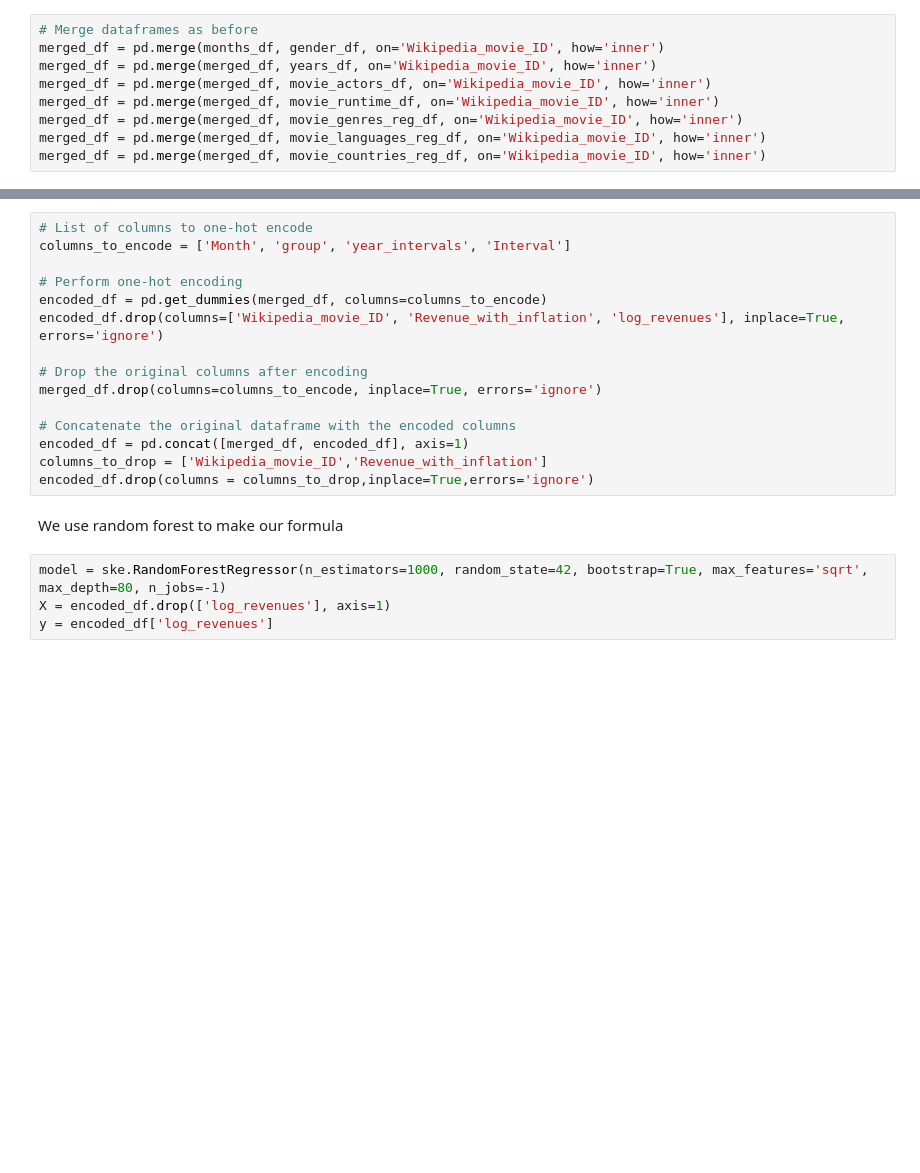
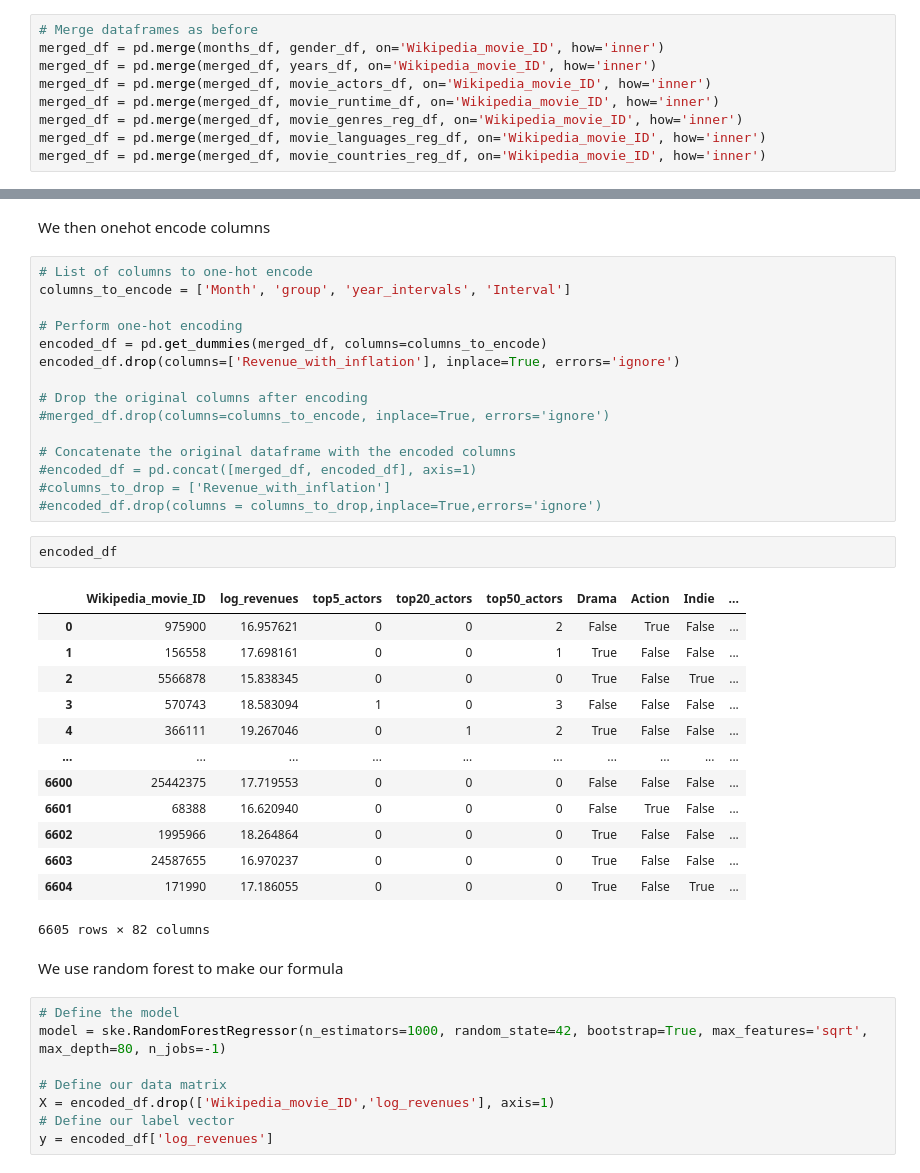
Before and after one commit to epfl-ada/ada-2023-project-adaflix, a Jupyter notebook: milestone_3.ipynb, the cells around one changed output, grey strips where cells are left out. Saved outputs shown, nothing was run; the diff lists cells and outputs as text; blank space fills up the shorter version.

```diff
--- a/milestone_3.ipynb
+++ b/milestone_3.ipynb
@@ -1165,22 +1349,44 @@ merged_df = pd.merge(merged_df, movie_countries_reg_df, on='Wikipedia_movie_ID',
+# %% [markdown]
+We then onehot encode columns
 # %%
 # List of columns to one-hot encode
 columns_to_encode = ['Month', 'group', 'year_intervals', 'Interval']
 
 # Perform one-hot encoding
 encoded_df = pd.get_dummies(merged_df, columns=columns_to_encode)
-encoded_df.drop(columns=['Wikipedia_movie_ID', 'Revenue_with_inflation', 'log_revenues'], inplace=True, errors='ignore')
+encoded_df.drop(columns=['Revenue_with_inflation'], inplace=True, errors='ignore')
 
 # Drop the original columns after encoding
-merged_df.drop(columns=columns_to_encode, inplace=True, errors='ignore')
+#merged_df.drop(columns=columns_to_encode, inplace=True, errors='ignore')
 
 # Concatenate the original dataframe with the encoded columns
-encoded_df = pd.concat([merged_df, encoded_df], axis=1)
-columns_to_drop = ['Wikipedia_movie_ID','Revenue_with_inflation']
-encoded_df.drop(columns = columns_to_drop,inplace=True,errors='ignore')
+#encoded_df = pd.concat([merged_df, encoded_df], axis=1)
+#columns_to_drop = ['Revenue_with_inflation']
+#encoded_df.drop(columns = columns_to_drop,inplace=True,errors='ignore')
+# %%
+encoded_df
+# %% [output]
+|  | Wikipedia_movie_ID | log_revenues | top5_actors | top20_actors | top50_actors | Drama | Action | Indie | ... |
+| 0 | 975900 | 16.957621 | 0 | 0 | 2 | False | True | False | ... |
+| 1 | 156558 | 17.698161 | 0 | 0 | 1 | True | False | False | ... |
+| 2 | 5566878 | 15.838345 | 0 | 0 | 0 | True | False | True | ... |
+| 3 | 570743 | 18.583094 | 1 | 0 | 3 | False | False | False | ... |
+| 4 | 366111 | 19.267046 | 0 | 1 | 2 | True | False | False | ... |
+| ... | ... | ... | ... | ... | ... | ... | ... | ... | ... |
+| 6600 | 25442375 | 17.719553 | 0 | 0 | 0 | False | False | False | ... |
+| 6601 | 68388 | 16.620940 | 0 | 0 | 0 | False | True | False | ... |
+| 6602 | 1995966 | 18.264864 | 0 | 0 | 0 | True | False | False | ... |
+| 6603 | 24587655 | 16.970237 | 0 | 0 | 0 | True | False | False | ... |
+| 6604 | 171990 | 17.186055 | 0 | 0 | 0 | True | False | True | ... |
+6605 rows × 82 columns
 # %% [markdown]
 We use random forest to make our formula
 # %%
+# Define the model
 model = ske.RandomForestRegressor(n_estimators=1000, random_state=42, bootstrap=True, max_features='sqrt', max_depth=80, n_jobs=-1)
-X = encoded_df.drop(['log_revenues'], axis=1)
+
+# Define our data matrix
+X = encoded_df.drop(['Wikipedia_movie_ID','log_revenues'], axis=1)
+# Define our label vector
 y = encoded_df['log_revenues']
 # %%
```
Also changed, not shown: parts of 81 cells of this notebook.
